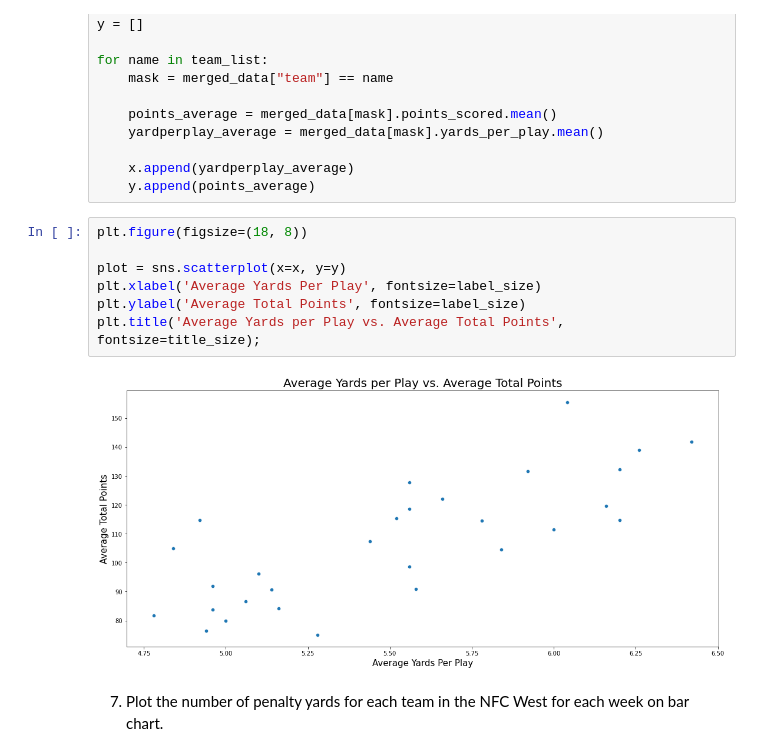
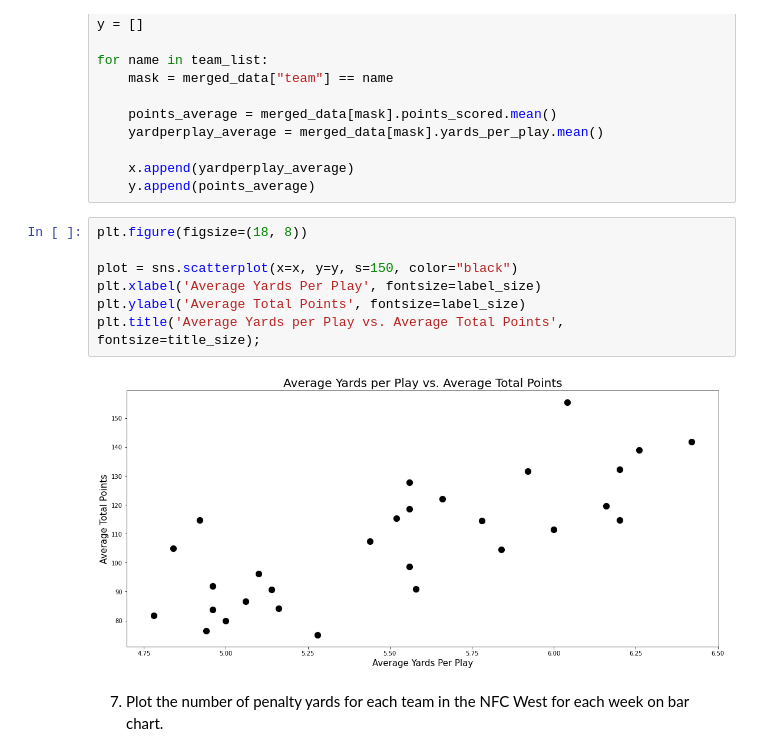
Before and after one commit to PHarris2002/CIS277-FA22-Lab6, a Jupyter notebook: Lab6.ipynb, the cells around one changed output. Cells and saved outputs as stored; diff of their text form.

```diff
--- a/Lab6.ipynb
+++ b/Lab6.ipynb
@@ -227,12 +227,12 @@ for name in team_list:
 # %%
 plt.figure(figsize=(18, 8))
 
-plot = sns.scatterplot(x=x, y=y)
+plot = sns.scatterplot(x=x, y=y, s=150, color="black")
 plt.xlabel('Average Yards Per Play', fontsize=label_size)
 plt.ylabel('Average Total Points', fontsize=label_size)
 plt.title('Average Yards per Play vs. Average Total Points', fontsize=title_size);
 # %% [output]
-[figure, old version]
+[figure, new version]
 # %% [markdown]
 7. Plot the number of penalty yards for each team in the NFC West for each week on bar chart.
 # %%
```
Also changed, not shown: parts of 2 cells of this notebook.
